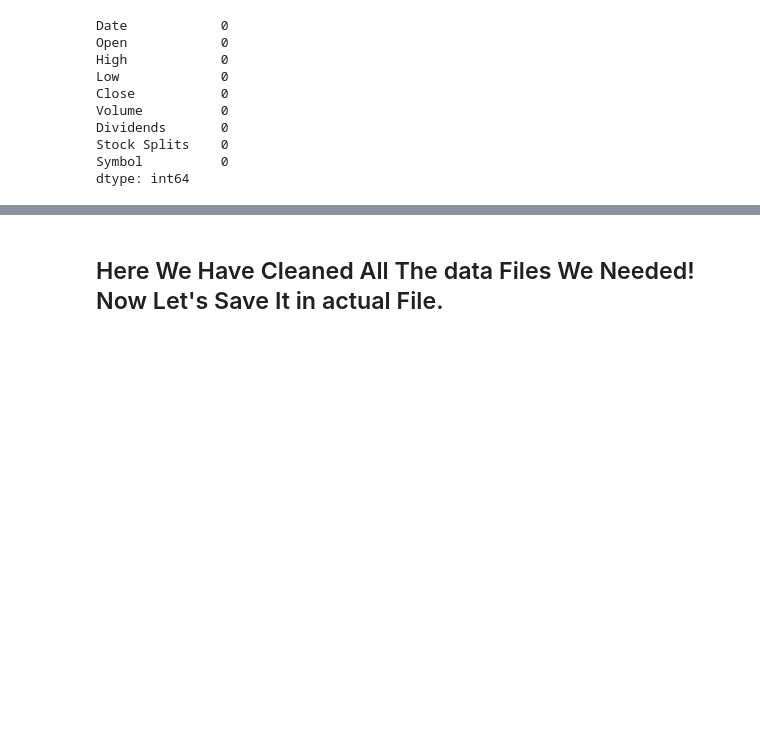
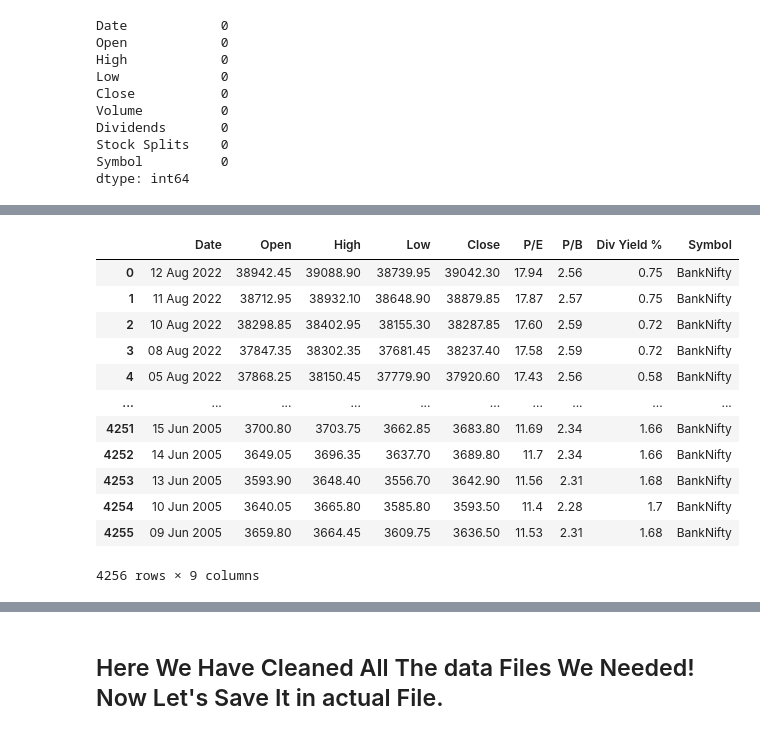
Before and after one commit to jainamxshah/Stock-Analysis, a Jupyter notebook: Code/DataCleaning.ipynb, the cells around one changed output, grey strips where cells are left out. Saved outputs shown, nothing was run; the diff lists cells and outputs as text; code cells hidden in the pictures; blank space fills up the shorter version.

```diff
--- a/Code/DataCleaning.ipynb
+++ b/Code/DataCleaning.ipynb
@@ -327,0 +249,17 @@ hdfcBank
+# %%
+merged_df['Symbol']='BankNifty'
+merged_df
+# %% [output]
+|  | Date | Open | High | Low | Close | P/E | P/B | Div Yield % | Symbol |
+| 0 | 12 Aug 2022 | 38942.45 | 39088.90 | 38739.95 | 39042.30 | 17.94 | 2.56 | 0.75 | BankNifty |
+| 1 | 11 Aug 2022 | 38712.95 | 38932.10 | 38648.90 | 38879.85 | 17.87 | 2.57 | 0.75 | BankNifty |
+| 2 | 10 Aug 2022 | 38298.85 | 38402.95 | 38155.30 | 38287.85 | 17.60 | 2.59 | 0.72 | BankNifty |
+| 3 | 08 Aug 2022 | 37847.35 | 38302.35 | 37681.45 | 38237.40 | 17.58 | 2.59 | 0.72 | BankNifty |
+| 4 | 05 Aug 2022 | 37868.25 | 38150.45 | 37779.90 | 37920.60 | 17.43 | 2.56 | 0.58 | BankNifty |
+| ... | ... | ... | ... | ... | ... | ... | ... | ... | ... |
+| 4251 | 15 Jun 2005 | 3700.80 | 3703.75 | 3662.85 | 3683.80 | 11.69 | 2.34 | 1.66 | BankNifty |
+| 4252 | 14 Jun 2005 | 3649.05 | 3696.35 | 3637.70 | 3689.80 | 11.7 | 2.34 | 1.66 | BankNifty |
+| 4253 | 13 Jun 2005 | 3593.90 | 3648.40 | 3556.70 | 3642.90 | 11.56 | 2.31 | 1.68 | BankNifty |
+| 4254 | 10 Jun 2005 | 3640.05 | 3665.80 | 3585.80 | 3593.50 | 11.4 | 2.28 | 1.7 | BankNifty |
+| 4255 | 09 Jun 2005 | 3659.80 | 3664.45 | 3609.75 | 3636.50 | 11.53 | 2.31 | 1.68 | BankNifty |
+4256 rows × 9 columns
```
Also changed, not shown: parts of 15 cells of this notebook, 7 other files.
